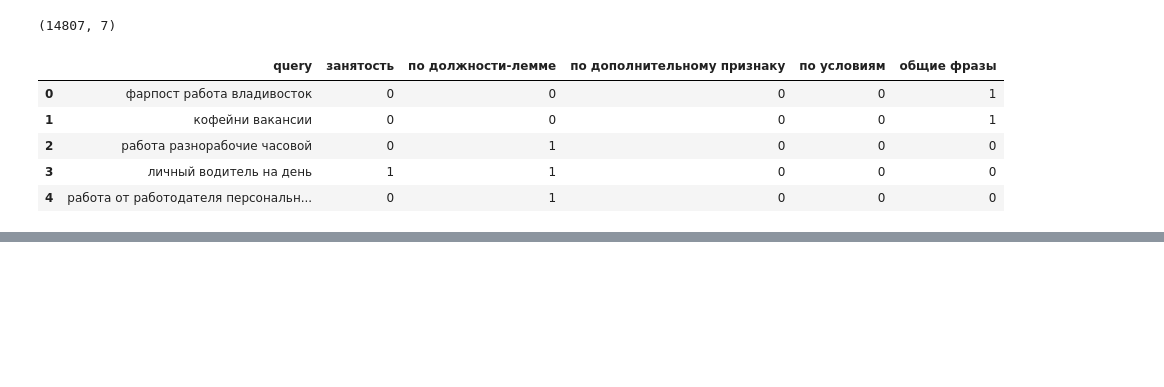
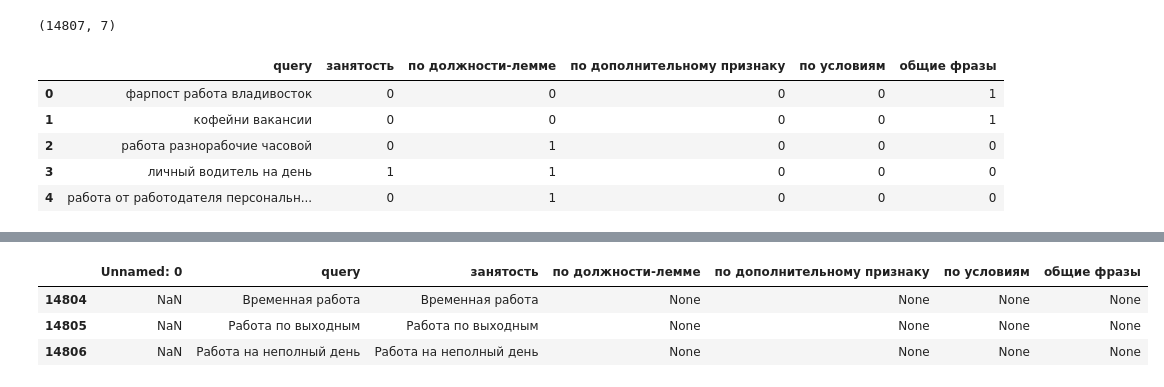
Before and after one commit to FREDY129053/Final_theory_work, a Jupyter notebook: Analitica_work.ipynb, the cells around one changed output, grey strips where cells are left out. Drawn from its saved outputs; the diff is of its cells as text; code cells hidden in the pictures; blank space fills up the shorter version.

```diff
--- a/Analitica_work.ipynb
+++ b/Analitica_work.ipynb
@@ -266,0 +337,7 @@ print(classify_query("техник зубной для женщин"))
+# %%
+test_df_main_words.tail(3)
+# %% [output]
+|  | Unnamed: 0 | query | занятость | по должности-лемме | по дополнительному признаку | по условиям | общие фразы |
+| 14804 | NaN | Временная работа | Временная работа | None | None | None | None |
+| 14805 | NaN | Работа по выходным | Работа по выходным | None | None | None | None |
+| 14806 | NaN | Работа на неполный день | Работа на неполный день | None | None | None | None |
```
Also changed, not shown: parts of 15 cells of this notebook.
